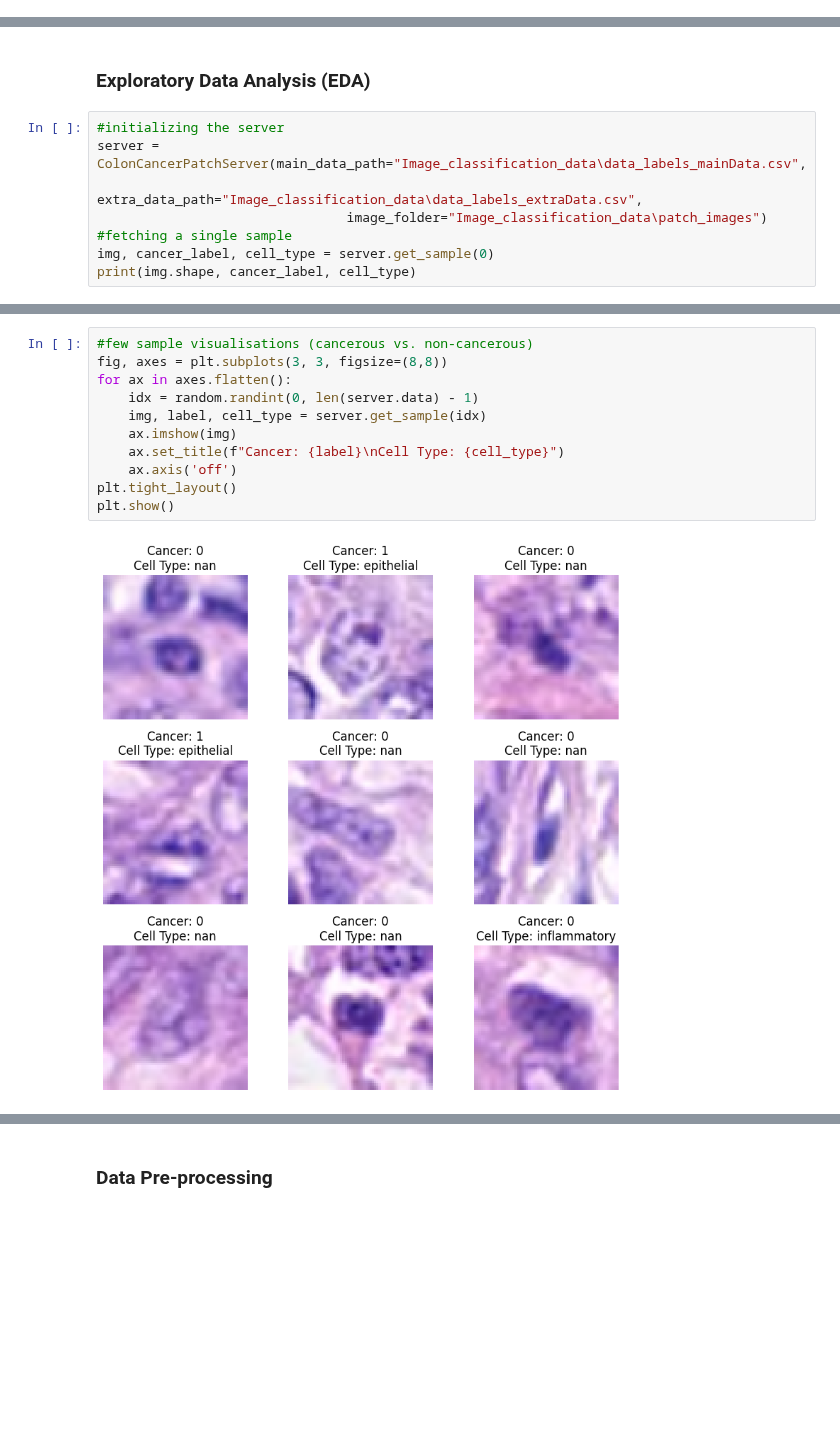
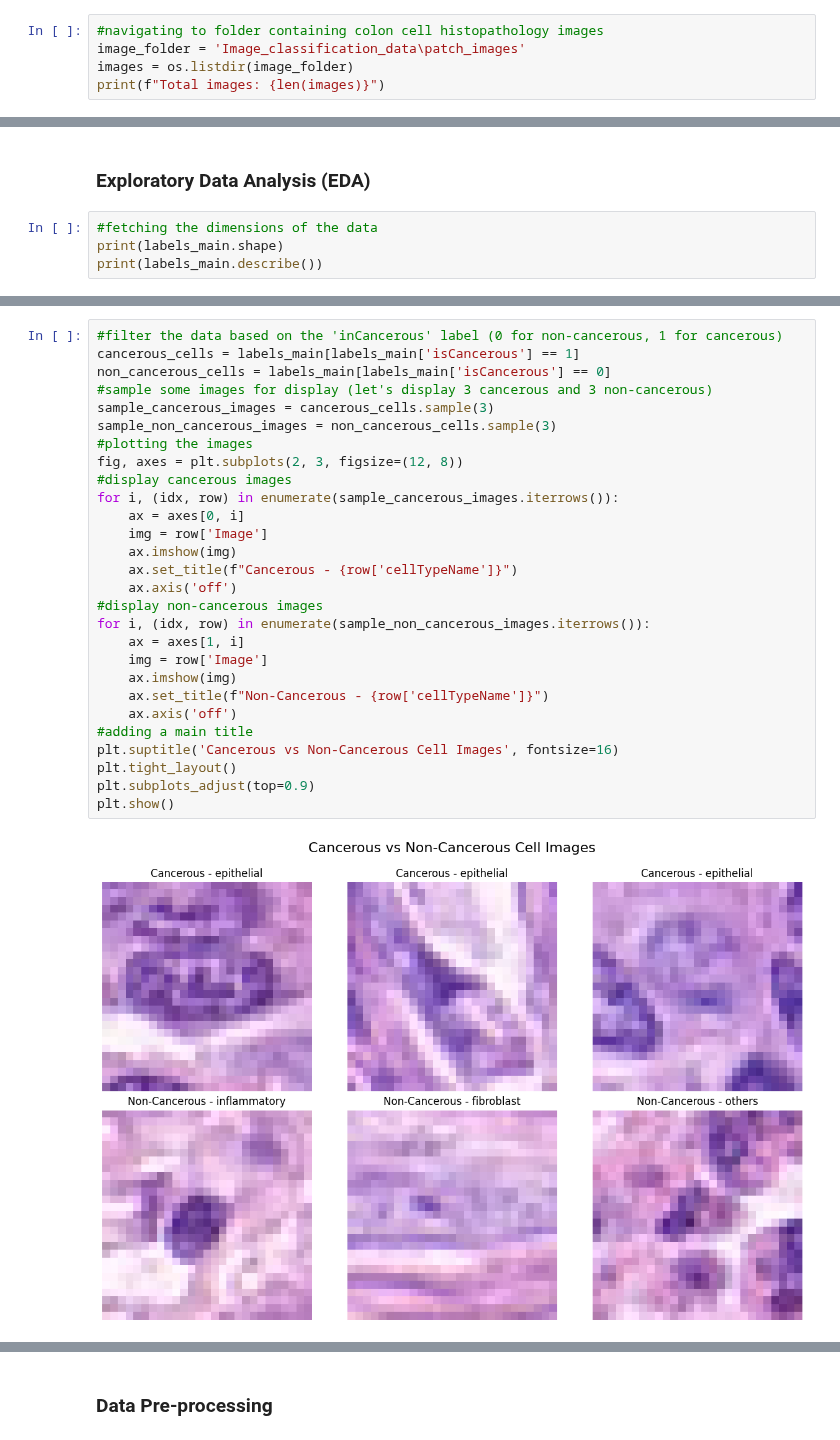
Before and after one commit to sheikhmunim/cml_assignment2, a Jupyter notebook: assignment_2.ipynb, the cells around one changed output, grey strips where cells are left out. Drawn from its saved outputs; the diff is of its cells as text; blank space fills up the shorter version.

```diff
--- a/assignment_2.ipynb
+++ b/assignment_2.ipynb
@@ -76,0 +33,5 @@ class ColonCancerPatchServer:
+# %%
+#navigating to folder containing colon cell histopathology images
+image_folder = 'Image_classification_data\patch_images'
+images = os.listdir(image_folder)
+print(f"Total images: {len(images)}")
@@ -77,11 +98,7 @@ class ColonCancerPatchServer:
 # %% [markdown]
 ### Exploratory Data Analysis (EDA)
 # %%
-#initializing the server
-server = ColonCancerPatchServer(main_data_path="Image_classification_data\data_labels_mainData.csv",
-                                extra_data_path="Image_classification_data\data_labels_extraData.csv",
-                                image_folder="Image_classification_data\patch_images")
-#fetching a single sample
-img, cancer_label, cell_type = server.get_sample(0)
-print(img.shape, cancer_label, cell_type)
+#fetching the dimensions of the data
+print(labels_main.shape)
+print(labels_main.describe())
 # %% [output]
@@ -133,14 +169,31 @@ plt.show()
 # %%
-#few sample visualisations (cancerous vs. non-cancerous)
-fig, axes = plt.subplots(3, 3, figsize=(8,8))
-for ax in axes.flatten():
-    idx = random.randint(0, len(server.data) - 1)
-    img, label, cell_type = server.get_sample(idx)
+#filter the data based on the 'inCancerous' label (0 for non-cancerous, 1 for cancerous)
+cancerous_cells = labels_main[labels_main['isCancerous'] == 1]
+non_cancerous_cells = labels_main[labels_main['isCancerous'] == 0]
+#sample some images for display (let's display 3 cancerous and 3 non-cancerous)
+sample_cancerous_images = cancerous_cells.sample(3)
+sample_non_cancerous_images = non_cancerous_cells.sample(3)
+#plotting the images
+fig, axes = plt.subplots(2, 3, figsize=(12, 8))
+#display cancerous images
+for i, (idx, row) in enumerate(sample_cancerous_images.iterrows()):
+    ax = axes[0, i]
+    img = row['Image']
     ax.imshow(img)
-    ax.set_title(f"Cancer: {label}\nCell Type: {cell_type}")
+    ax.set_title(f"Cancerous - {row['cellTypeName']}")
     ax.axis('off')
+#display non-cancerous images
+for i, (idx, row) in enumerate(sample_non_cancerous_images.iterrows()):
+    ax = axes[1, i]
+    img = row['Image']
+    ax.imshow(img)
+    ax.set_title(f"Non-Cancerous - {row['cellTypeName']}")
+    ax.axis('off')
+#adding a main title
+plt.suptitle('Cancerous vs Non-Cancerous Cell Images', fontsize=16)
 plt.tight_layout()
+plt.subplots_adjust(top=0.9)
 plt.show()
 # %% [output]
-[figure, old version]
+[figure, new version]
 # %%
```
Also changed, not shown: parts of 18 cells of this notebook.
